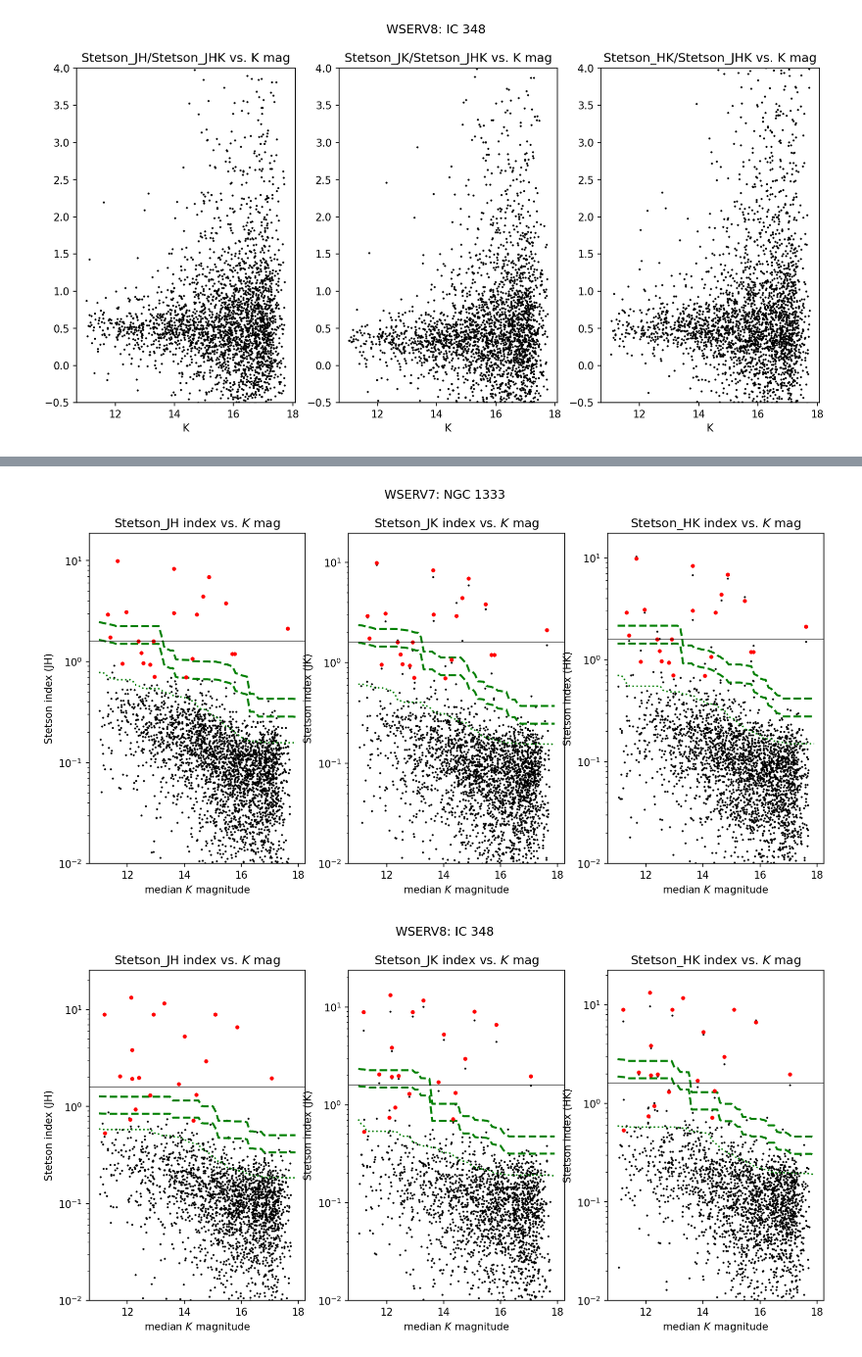
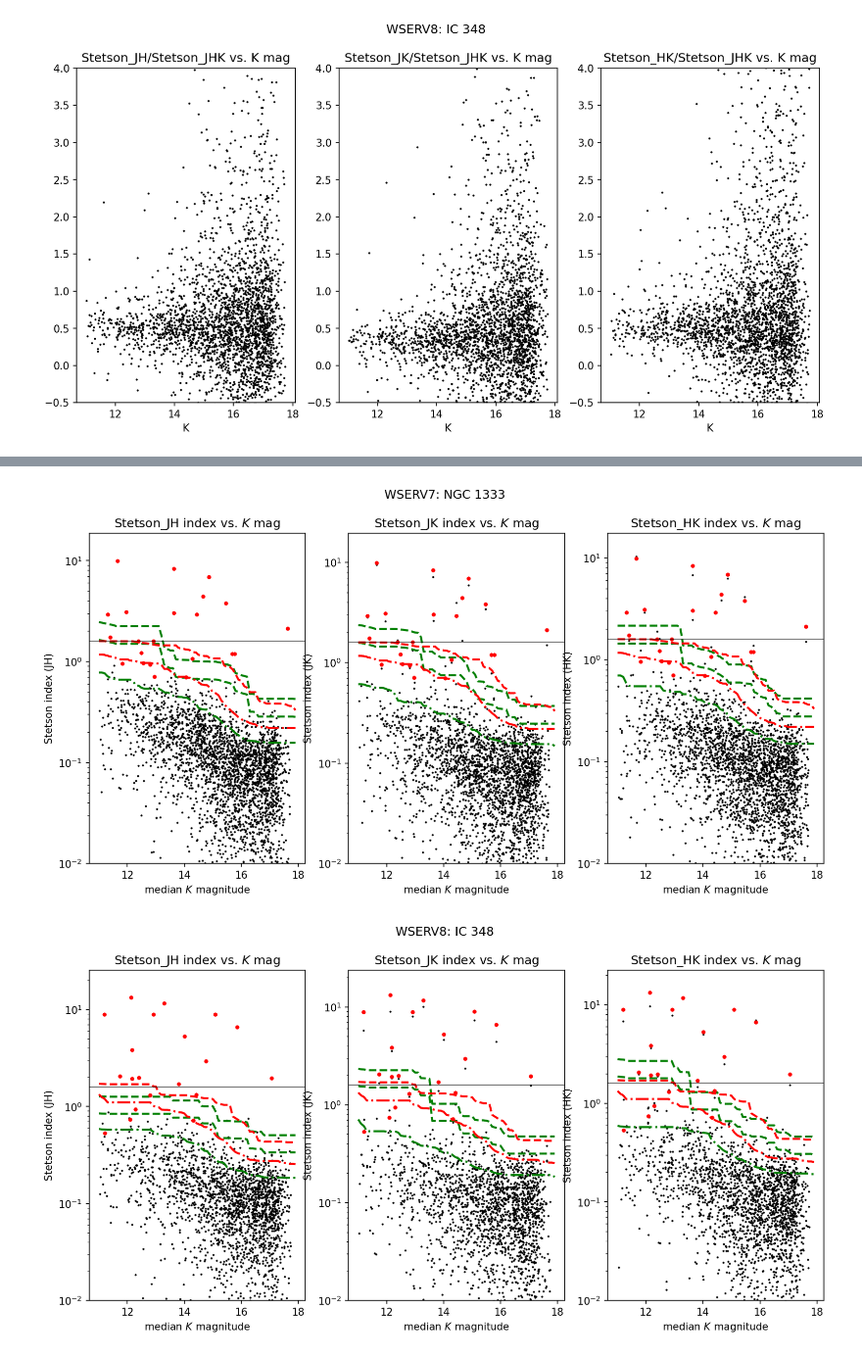
Before and after one commit to tomr-stargazer/Variability_Project_2020, a Jupyter notebook: wuvars/analysis/prototypes/Prototyping moving_average_percentile.ipynb, the cells around one changed output, grey strips where cells are left out. Shown at 98% size. Saved outputs shown, nothing was run; the diff lists cells and outputs as text; code cells hidden in the pictures.

```diff
--- a/wuvars/analysis/prototypes/Prototyping moving_average_percentile.ipynb
+++ b/wuvars/analysis/prototypes/Prototyping moving_average_percentile.ipynb
@@ -347,6 +347,20 @@ n_max_list = [100, 90, 160, 80, 100]
 min_Stetson_list = [2, 3, 1.6, 1.6, 4]
 SFR_names = ["Cyg OB7", "Orion Nebula Cluster", "NGC 1333", "IC 348", "Mon R2"]
 SFR_dict = {x: y for x, y in zip(wserv_ids, SFR_names)}
+
+load_dir = "/Users/tsrice/Documents/Variability_Project_2020/wuvars/analysis/stetson_v_mag"
+StetsonJHK_dict = {}
+StetsonJHK_dict_95 = {}
+for wserv in [5, 7, 8]:
+    r997 = np.load(
+        os.path.join(load_dir, f"WSERV{wserv}_result_grid_997.npy")
+    )
+    StetsonJHK_dict[wserv] = r997
+    r95 = np.load(
+        os.path.join(load_dir, f"WSERV{wserv}_result_grid_95.npy")
+    )
+    StetsonJHK_dict_95[wserv] = r95
+
 
 for wserv, n_min, n_max, S in list(zip(wserv_ids, n_min_list, n_max_list, min_Stetson_list)):
     if wserv in [5, 7, 8]:
@@ -376,9 +390,12 @@ for wserv, n_min, n_max, S in list(zip(wserv_ids, n_min_list, n_max_list, min_St
             x_grid, result_grid_95 = moving_average_percentile_monotonic(xs, ys, x_range=(11,18), percentile=95)
             x_grid, result_grid_997 = moving_average_percentile_monotonic(xs, ys, x_range=(11,18), percentile=99.7)
 
-            ax.plot(x_grid, result_grid_95, 'g:')
+            ax.plot(x_grid, result_grid_95, 'g-.', lw=2)
             ax.plot(x_grid, result_grid_997, 'g--', lw=2)
             ax.plot(x_grid, 1.5 * result_grid_997, 'g--', lw=2)
+
+            ax.plot(StetsonJHK_dict[wserv][0], StetsonJHK_dict[wserv][1], 'r--', lw=2)
+            ax.plot(StetsonJHK_dict_95[wserv][0], StetsonJHK_dict_95[wserv][1], 'r-.', lw=2)
 
             ax.plot(ds[q2 & v2 & ~selection_region]['median']['KAPERMAG3'], ds[q2 & v2 & ~selection_region]['variability']['Stetson_JH'], 'r.')
             ax.semilogy()
@@ -398,2 +415,2 @@ for wserv, n_min, n_max, S in list(zip(wserv_ids, n_min_list, n_max_list, min_St
-[figure, old version]
+[figure, new version]
-[figure, old version]
+[figure, new version]
```
Also changed, not shown: parts of 6 cells of this notebook.
